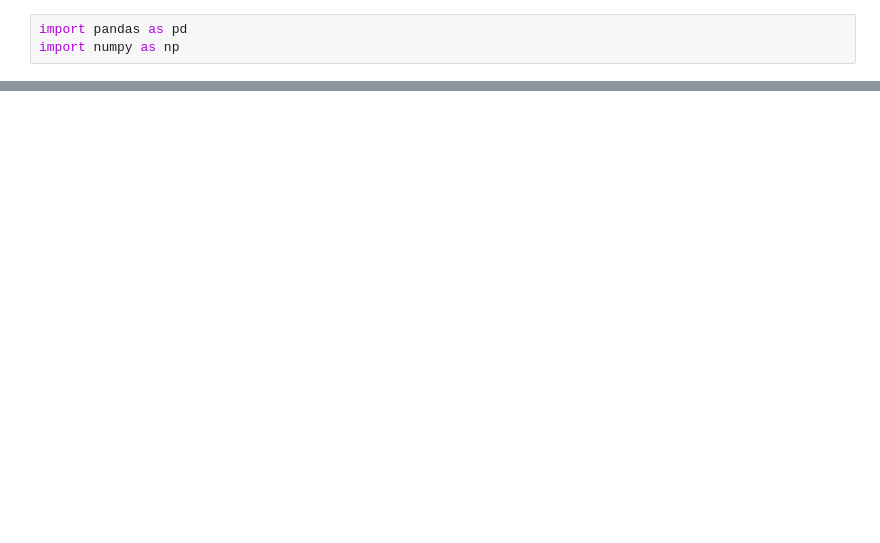
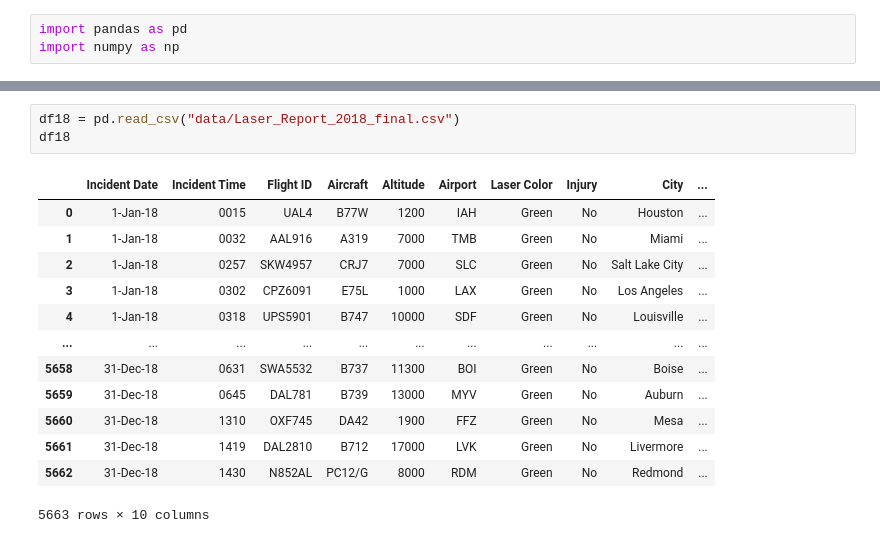
Before and after one commit to milaandahiya/AviationLaserResearch, a Jupyter notebook: Research.ipynb, the cells around one changed output, grey strips where cells are left out. Saved outputs shown, nothing was run; the diff lists cells and outputs as text; blank space fills up the shorter version.

```diff
--- a/Research.ipynb
+++ b/Research.ipynb
@@ -20,0 +74,17 @@ df
+# %%
+df18 = pd.read_csv("data/Laser_Report_2018_final.csv")
+df18
+# %% [output]
+|  | Incident Date | Incident Time | Flight ID | Aircraft | Altitude | Airport | Laser Color | Injury | City | ... |
+| 0 | 1-Jan-18 | 0015 | UAL4 | B77W | 1200 | IAH | Green | No | Houston | ... |
+| 1 | 1-Jan-18 | 0032 | AAL916 | A319 | 7000 | TMB | Green | No | Miami | ... |
+| 2 | 1-Jan-18 | 0257 | SKW4957 | CRJ7 | 7000 | SLC | Green | No | Salt Lake City | ... |
+| 3 | 1-Jan-18 | 0302 | CPZ6091 | E75L | 1000 | LAX | Green | No | Los Angeles | ... |
+| 4 | 1-Jan-18 | 0318 | UPS5901 | B747 | 10000 | SDF | Green | No | Louisville | ... |
+| ... | ... | ... | ... | ... | ... | ... | ... | ... | ... | ... |
+| 5658 | 31-Dec-18 | 0631 | SWA5532 | B737 | 11300 | BOI | Green | No | Boise | ... |
+| 5659 | 31-Dec-18 | 0645 | DAL781 | B739 | 13000 | MYV | Green | No | Auburn | ... |
+| 5660 | 31-Dec-18 | 1310 | OXF745 | DA42 | 1900 | FFZ | Green | No | Mesa | ... |
+| 5661 | 31-Dec-18 | 1419 | DAL2810 | B712 | 17000 | LVK | Green | No | Livermore | ... |
+| 5662 | 31-Dec-18 | 1430 | N852AL | PC12/G | 8000 | RDM | Green | No | Redmond | ... |
+5663 rows × 10 columns
```
Also changed, not shown: parts of 9 cells of this notebook.
